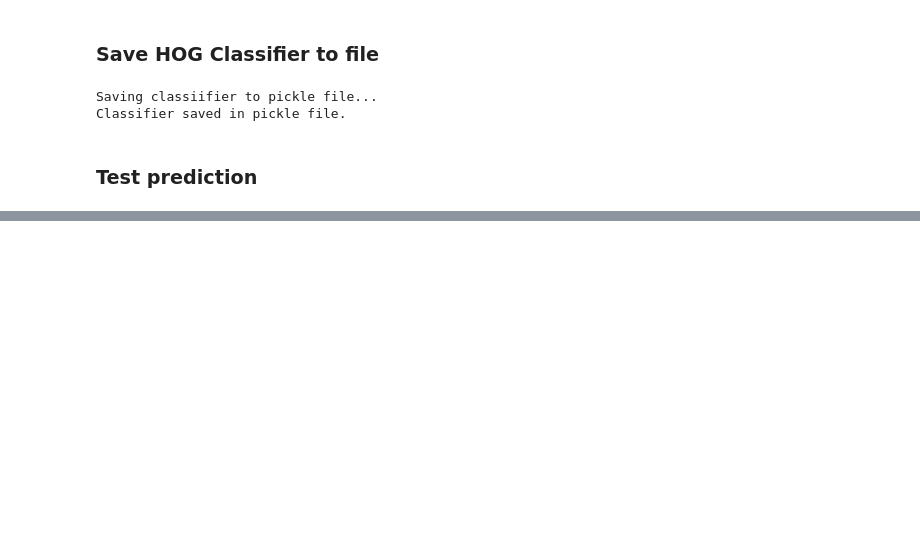
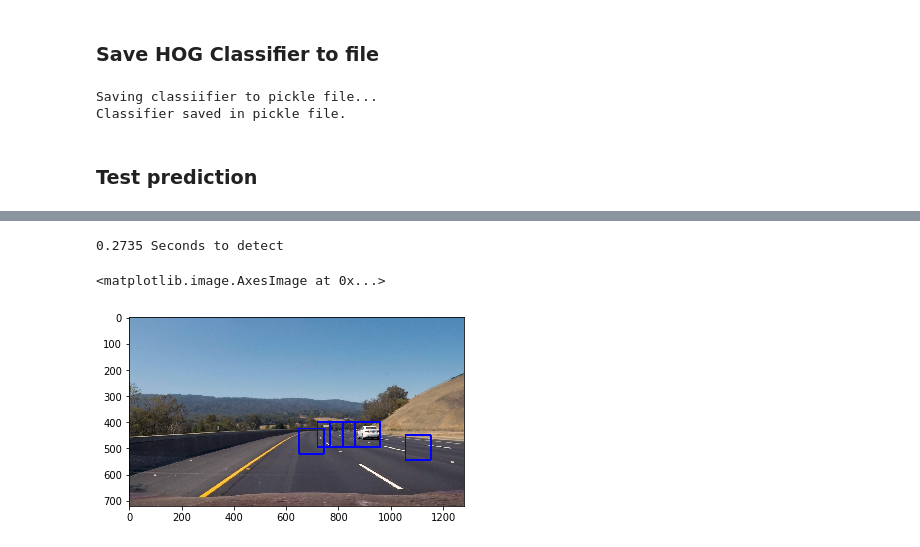
Before and after one commit to AndrewGls/P5-Vehicle-Detection, a Jupyter notebook: train_hog_classifier.ipynb, the cells around one changed output, grey strips where cells are left out. Drawn from its saved outputs; the diff is of its cells as text; code cells hidden in the pictures; blank space fills up the shorter version.

```diff
--- a/train_hog_classifier.ipynb
+++ b/train_hog_classifier.ipynb
@@ -354,0 +370,26 @@ hog_feat:  True
+# %%
+from find_cars import load_classifier, detect_vehicles
+
+load_classifier()
+
+#img = mpimg.imread('test_images/test1.jpg')
+#img = mpimg.imread('test_images/test2.jpg')
+img = mpimg.imread('test_images/test3.jpg')
+#img = mpimg.imread('test_images/test4.jpg')
+#img = mpimg.imread('test_images/test5.jpg')
+#img = mpimg.imread('test_images/test6.jpg')
+
+t=time.time()
+
+bboxes = detect_vehicles(img, verbose=False)
+
+t2 = time.time()
+print(round(t2-t, 5), 'Seconds to detect')
+
+out_img = draw_boxes(img, bboxes)
+
+plt.imshow(out_img)
+# %% [output]
+0.2735 Seconds to detect
+<matplotlib.image.AxesImage at 0x...>
+[figure, added]
```
Also changed, not shown: parts of 3 cells of this notebook, 2 other files.
